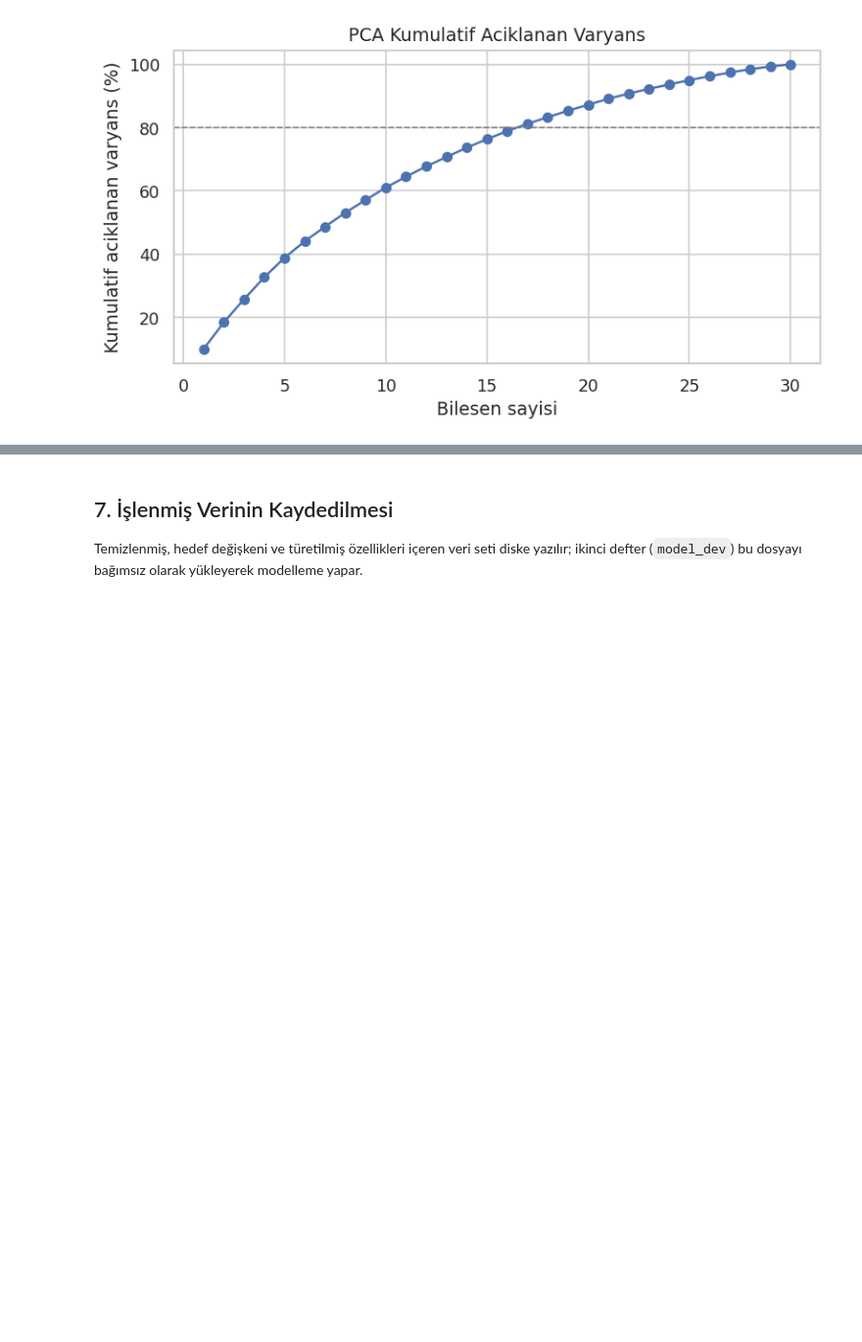
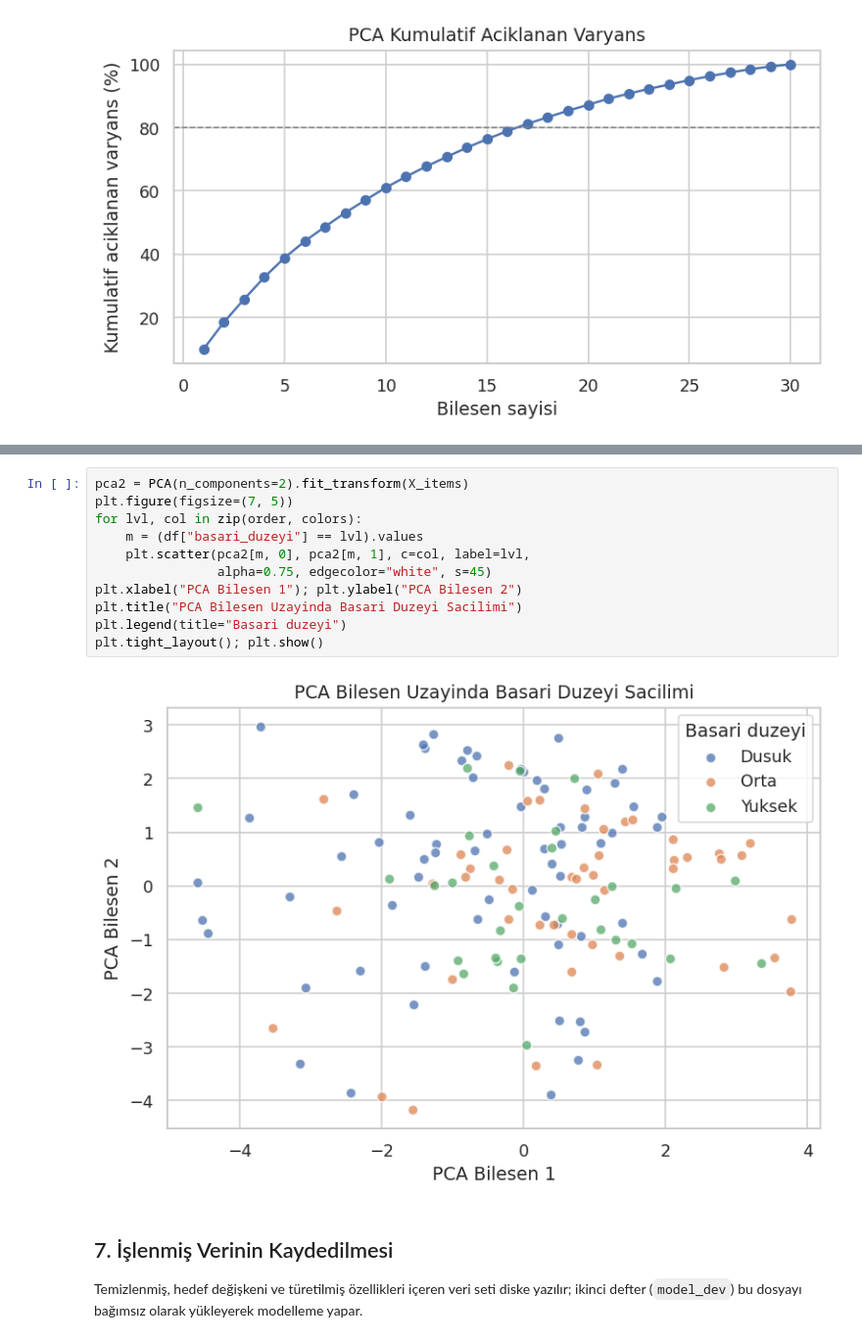
Before and after one commit to jansuejj/veri-madenciligi-final, a Jupyter notebook: DilberCansu_Toraman_25220903022_data_prep.ipynb, the cells around one changed output, grey strips where cells are left out. Shown at 98% size. Drawn from its saved outputs; the diff is of its cells as text; blank space fills up the shorter version.

```diff
--- a/DilberCansu_Toraman_25220903022_data_prep.ipynb
+++ b/DilberCansu_Toraman_25220903022_data_prep.ipynb
@@ -293,3 +297,16 @@ Ilk 10 bilesenin acikladigi toplam varyans: 61.01%
+# %%
+pca2 = PCA(n_components=2).fit_transform(X_items)
+plt.figure(figsize=(7, 5))
+for lvl, col in zip(order, colors):
+    m = (df["basari_duzeyi"] == lvl).values
+    plt.scatter(pca2[m, 0], pca2[m, 1], c=col, label=lvl,
+                alpha=0.75, edgecolor="white", s=45)
+plt.xlabel("PCA Bilesen 1"); plt.ylabel("PCA Bilesen 2")
+plt.title("PCA Bilesen Uzayinda Basari Duzeyi Sacilimi")
+plt.legend(title="Basari duzeyi")
+plt.tight_layout(); plt.show()
+# %% [output]
+[figure, added]
 # %% [markdown]
 ## 7. İşlenmiş Verinin Kaydedilmesi
 
```
Also changed, not shown: parts of 2 cells of this notebook, 2 other files.
